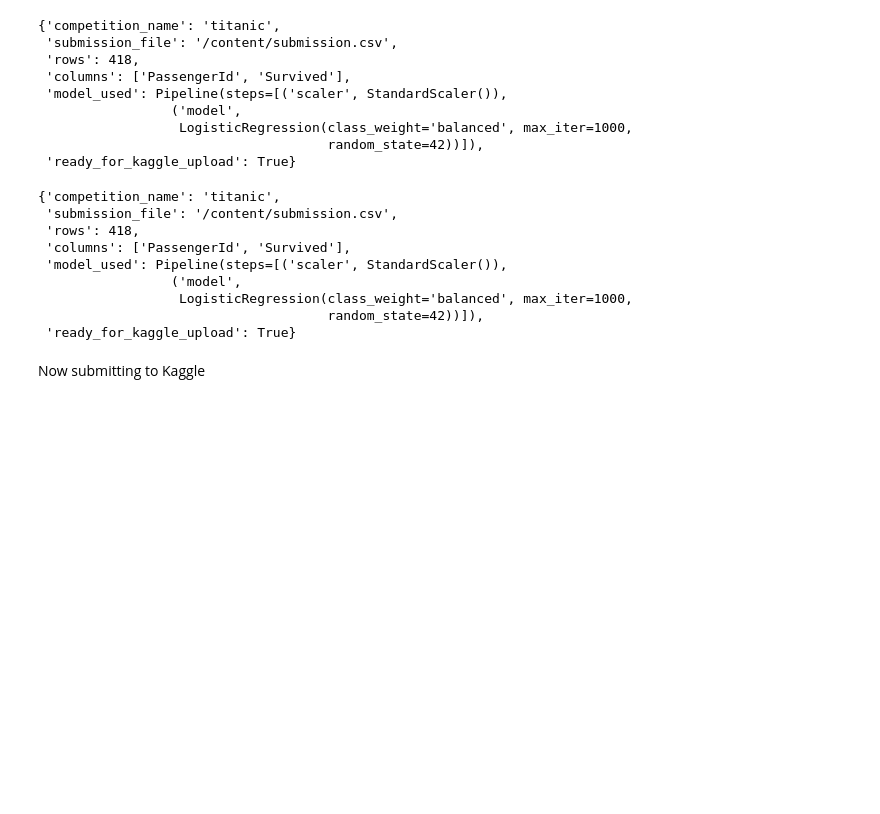
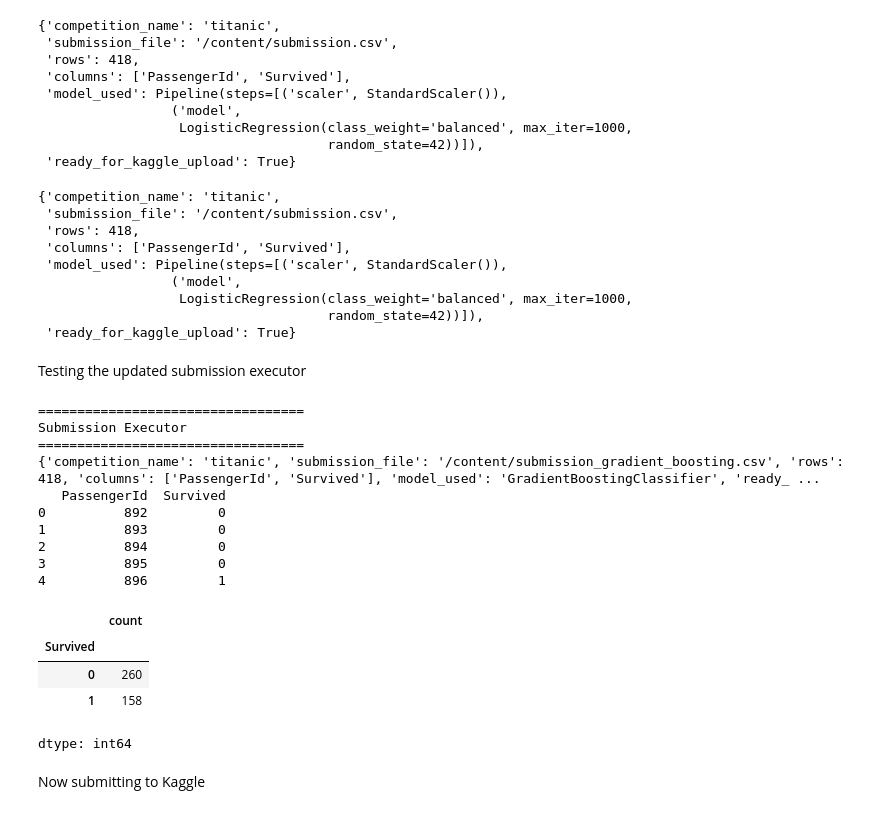
Before and after one commit to icarovazquez/agentic-ai-data-science-team, a Jupyter notebook: notebooks/Kaggle Data Science Agentic AI Team.ipynb, the cells around one changed output. Saved outputs shown, nothing was run; the diff lists cells and outputs as text; code cells hidden in the pictures; blank space fills up the shorter version.

Commit message:
Added cross validation and final model training workflow

```diff
--- a/notebooks/Kaggle Data Science Agentic AI Team.ipynb
+++ b/notebooks/Kaggle Data Science Agentic AI Team.ipynb
@@ -1786,7 +1990,8 @@ evaluation_result = model_evaluation_agent(
     feature_engineering_record = feature_engineering_result["feature_engineering_record"],
     feature_engineering_execution_record = feature_engineering_execution_result["feature_engineering_execution_record"],
     modeling_record = modeling_result["modeling_record"],
-    model_training_record = model_training_result["model_training_record"]
+    model_training_record = model_training_result["model_training_record"],
+    cross_validation_record = cross_validation_result["cross_validation_record"]
 )
 
 evaluation_result["evaluation_record"]
@@ -1815,0 +2133,8 @@ llm call completed
+# %%
+final_model_training_result = final_model_executor(
+    competition_name = "titanic",
+    evaluation_record = evaluation_result["evaluation_record"],
+    feature_engineering_execution_record = feature_engineering_execution_result
+)
+
+final_model_training_result["final_model_record"]
@@ -1832,7 +2168,13 @@ def submission_executor(
   if not evaluation_record.get("ready_for_submission", False):
     raise ValueError("Model is not ready for submission.")
 
-  best_model = model_training_result["best_model"]
+  if "final_model" in model_training_result:
+    best_model = model_training_result["final_model"]
+    model_used = model_training_result["final_model_name"]
+  else:
+    best_model = model_training_result["best_model"]
+    model_used = model_training_result["model_training_record"]["best_model_name"]
+
   X_test = model_training_result["X_test"]
   test_ids = model_training_result["test_ids"]
 
@@ -1854,7 +2196,7 @@ def submission_executor(
       "submission_file": submission_path,
       "rows": int(submission_df.shape[0]),
       "columns": list(submission_df.columns),
-      "model_used": model_training_result["best_model"],
+      "model_used": model_used,
       "ready_for_kaggle_upload": True
   }
 
@@ -1921,6 +2263,43 @@ submission_result["submission_record"]
                   LogisticRegression(class_weight='balanced', max_iter=1000,
                                      random_state=42))]),
  'ready_for_kaggle_upload': True}
+# %% [markdown]
+Testing the updated submission executor
+# %%
+submission_result002 = submission_executor(
+    competition_name = "titanic",
+    evaluation_record = evaluation_result["evaluation_record"],
+    model_training_result = final_model_training_result,
+    output_path = "/content/submission_gradient_boosting.csv"
+)
+
+submission_result002["submission_record"]
+
+
+#validating the result
+submission_result002["submission_df"].shape
+
+submission_result002["submission_df"].isnull().sum()
+
+submission_result002["submission_df"]["Survived"].unique()
+
+submission_result002["submission_df"]["Survived"].value_counts()
+# %% [output]
+==================================
+Submission Executor
+==================================
+{'competition_name': 'titanic', 'submission_file': '/content/submission_gradient_boosting.csv', 'rows': 418, 'columns': ['PassengerId', 'Survived'], 'model_used': 'GradientBoostingClassifier', 'ready_ ...
+   PassengerId  Survived
+0          892         0
+1          893         0
+2          894         0
+3          895         0
+4          896         1
+|  | count |
+| Survived |  |
+| 0 | 260 |
+| 1 | 158 |
+dtype: int64
 # %% [markdown]
 Now submitting to Kaggle
 # %%
```
Also changed, not shown: parts of 22 cells of this notebook, 1 other file.
